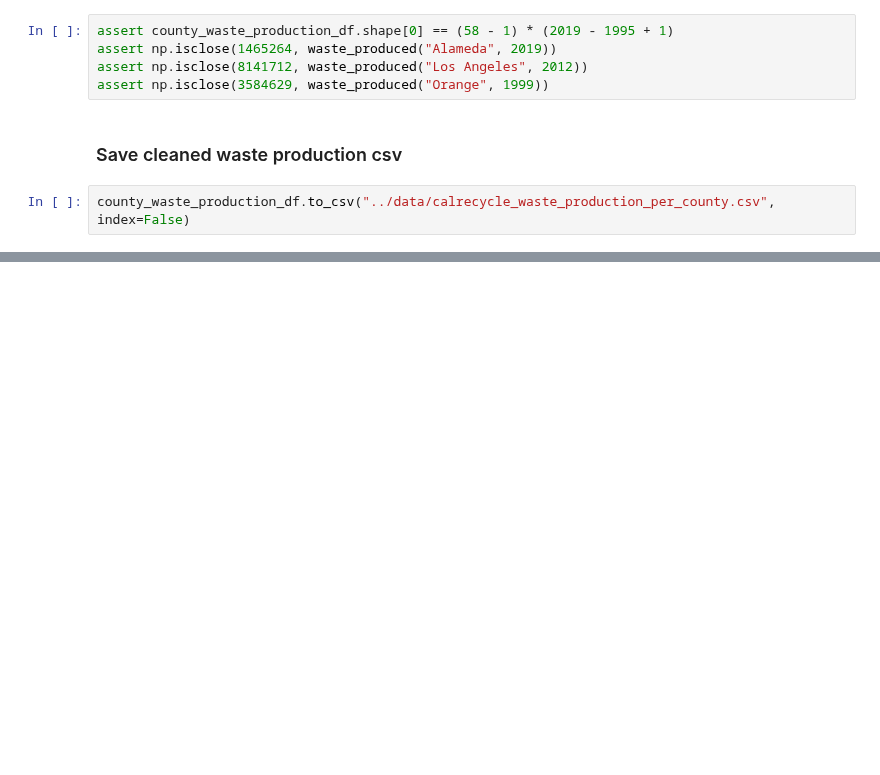
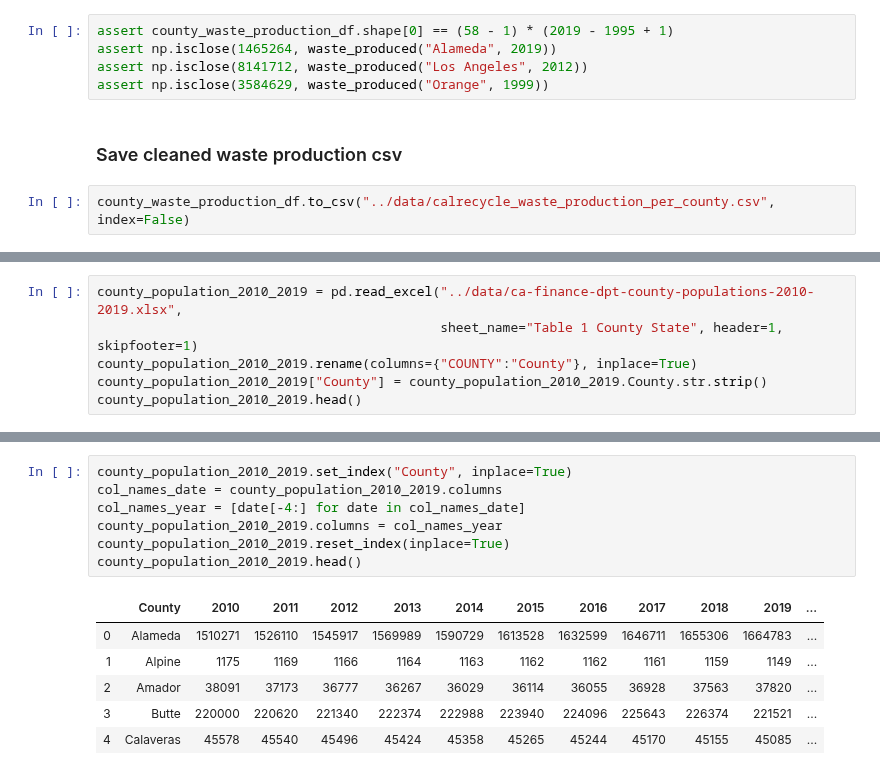
Before and after one commit to matthew-y-dong/ca-waste, a Jupyter notebook: preprocess-data/data-cleaning.ipynb, the cells around one changed output, grey strips where cells are left out. Drawn from its saved outputs; the diff is of its cells as text; blank space fills up the shorter version.

Commit message:
clean population files

```diff
--- a/preprocess-data/data-cleaning.ipynb
+++ b/preprocess-data/data-cleaning.ipynb
@@ -91,0 +99,6 @@ county_population_2000_2010 =
+# %%
+county_population_2010_2019 = pd.read_excel("../data/ca-finance-dpt-county-populations-2010-2019.xlsx",
+                                            sheet_name="Table 1 County State", header=1, skipfooter=1)
+county_population_2010_2019.rename(columns={"COUNTY":"County"}, inplace=True)
+county_population_2010_2019["County"] = county_population_2010_2019.County.str.strip()
+county_population_2010_2019.head()
@@ -91,0 +112,14 @@ county_population_2000_2010 =
+# %%
+county_population_2010_2019.set_index("County", inplace=True)
+col_names_date = county_population_2010_2019.columns
+col_names_year = [date[-4:] for date in col_names_date]
+county_population_2010_2019.columns = col_names_year
+county_population_2010_2019.reset_index(inplace=True)
+county_population_2010_2019.head()
+# %% [output]
+|  | County | 2010 | 2011 | 2012 | 2013 | 2014 | 2015 | 2016 | 2017 | 2018 | 2019 | ... |
+| 0 | Alameda | 1510271 | 1526110 | 1545917 | 1569989 | 1590729 | 1613528 | 1632599 | 1646711 | 1655306 | 1664783 | ... |
+| 1 | Alpine | 1175 | 1169 | 1166 | 1164 | 1163 | 1162 | 1162 | 1161 | 1159 | 1149 | ... |
+| 2 | Amador | 38091 | 37173 | 36777 | 36267 | 36029 | 36114 | 36055 | 36928 | 37563 | 37820 | ... |
+| 3 | Butte | 220000 | 220620 | 221340 | 222374 | 222988 | 223940 | 224096 | 225643 | 226374 | 221521 | ... |
+| 4 | Calaveras | 45578 | 45540 | 45496 | 45424 | 45358 | 45265 | 45244 | 45170 | 45155 | 45085 | ... |
```
Also changed, not shown: parts of 17 cells of this notebook, 3 other files.
